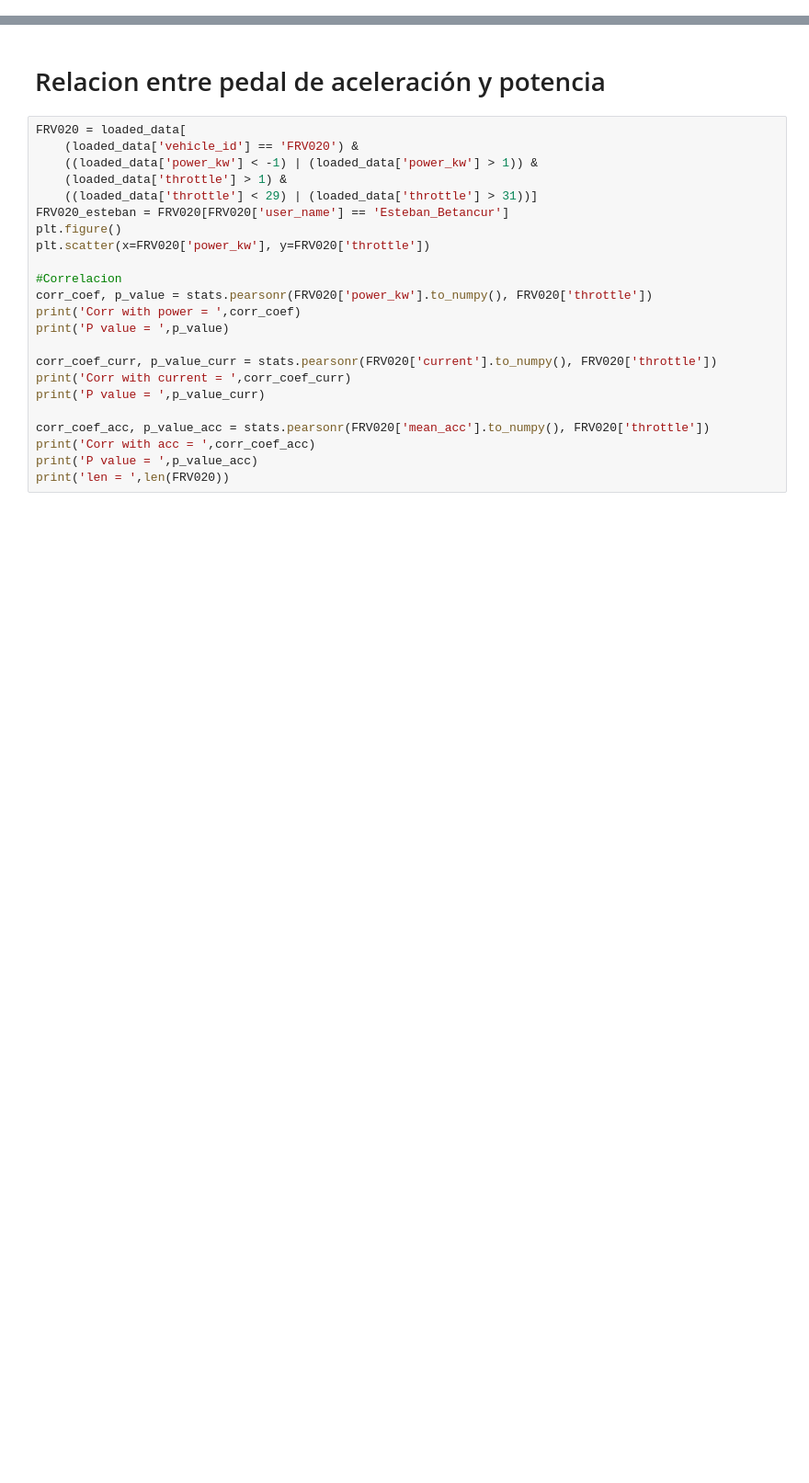
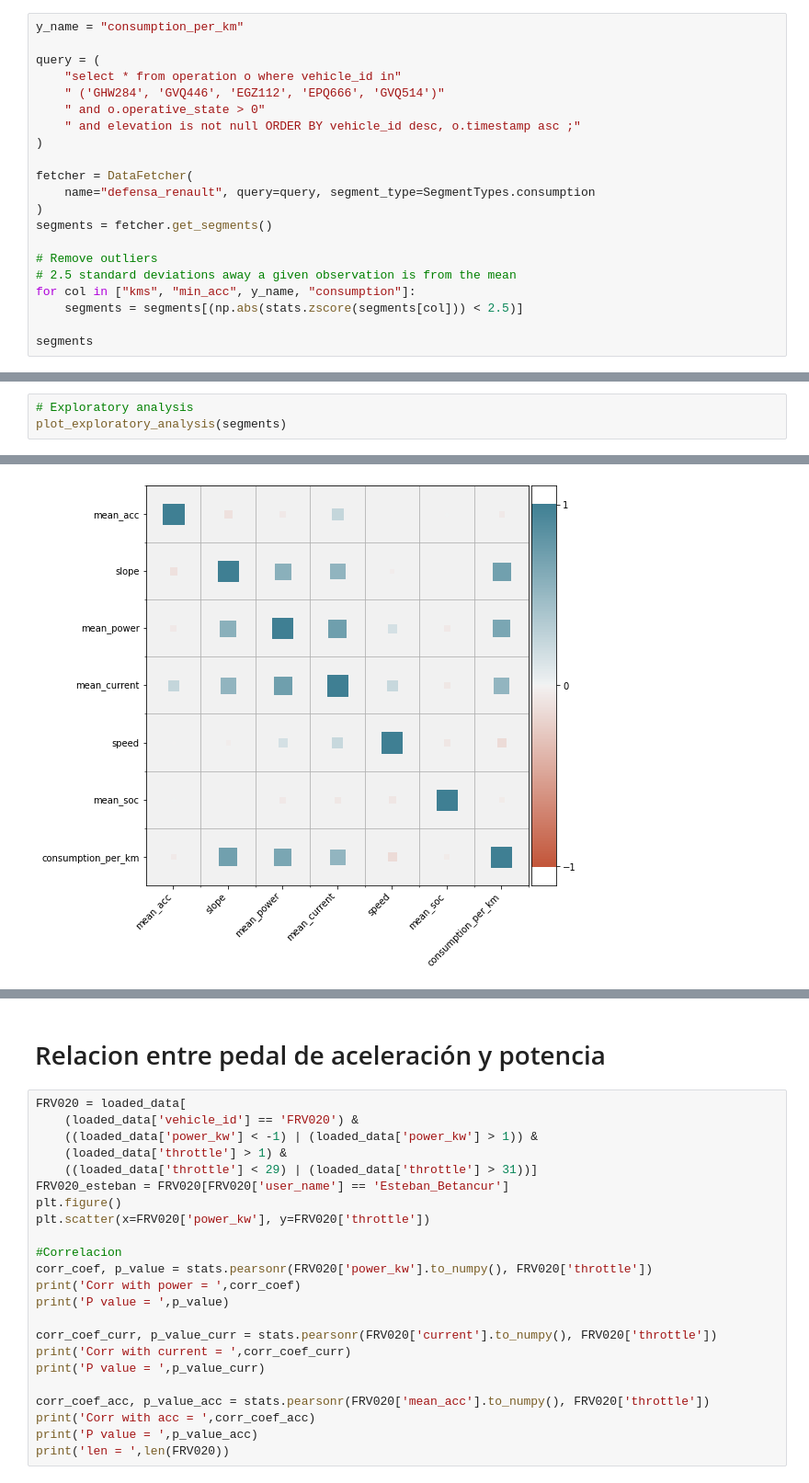
Before and after one commit to sechava4/monitoreogrid, a Jupyter notebook: managev_app/Research/ConsumptionEstimation/Model_generation_notebook.ipynb, the cells around one changed output, grey strips where cells are left out. Shown at 92% size. Cells and saved outputs as stored; diff of their text form; blank space fills up the shorter version.

Commit message:
Add consumption model training main, also fixed consumption notebook

```diff
--- a/managev_app/Research/ConsumptionEstimation/Model_generation_notebook.ipynb
+++ b/managev_app/Research/ConsumptionEstimation/Model_generation_notebook.ipynb
@@ -147,0 +31,21 @@ plt.scatter(x=loaded_data.timestamp2, y=loaded_data.user_name)
+# %%
+y_name = "consumption_per_km"
+
+query = (
+    "select * from operation o where vehicle_id in"
+    " ('GHW284', 'GVQ446', 'EGZ112', 'EPQ666', 'GVQ514')"
+    " and o.operative_state > 0"
+    " and elevation is not null ORDER BY vehicle_id desc, o.timestamp asc ;"
+)
+
+fetcher = DataFetcher(
+    name="defensa_renault", query=query, segment_type=SegmentTypes.consumption
+)
+segments = fetcher.get_segments()
+
+# Remove outliers
+# 2.5 standard deviations away a given observation is from the mean
+for col in ["kms", "min_acc", y_name, "consumption"]:
+    segments = segments[(np.abs(stats.zscore(segments[col])) < 2.5)]
+
+segments
@@ -147,0 +66,4 @@ plt.scatter(x=loaded_data.timestamp2, y=loaded_data.user_name)
+# %%
+# Exploratory analysis
+plot_exploratory_analysis(segments)
+# %% [output]
@@ -147,0 +87 @@ plt.scatter(x=loaded_data.timestamp2, y=loaded_data.user_name)
+[figure, added]
```
Also changed, not shown: parts of 67 cells of this notebook, 15 other files.
